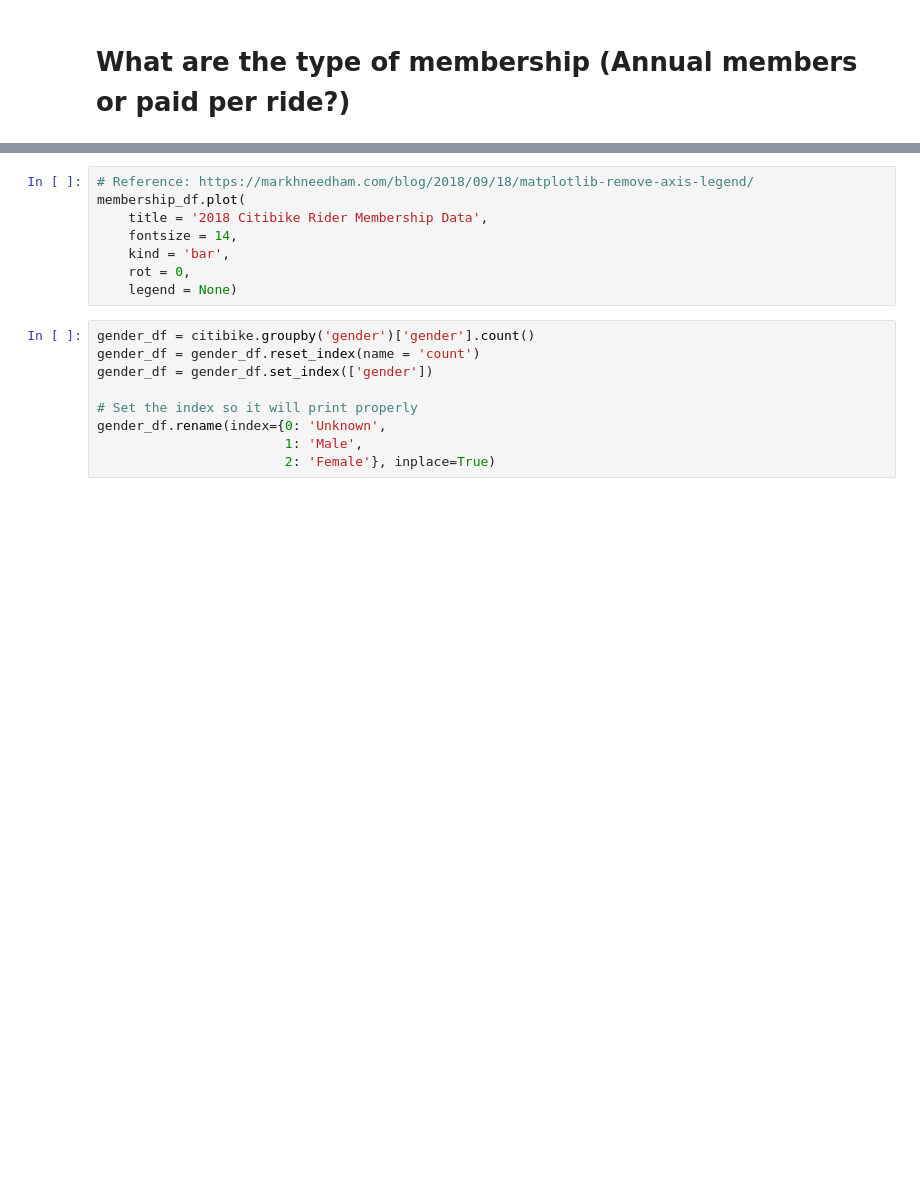
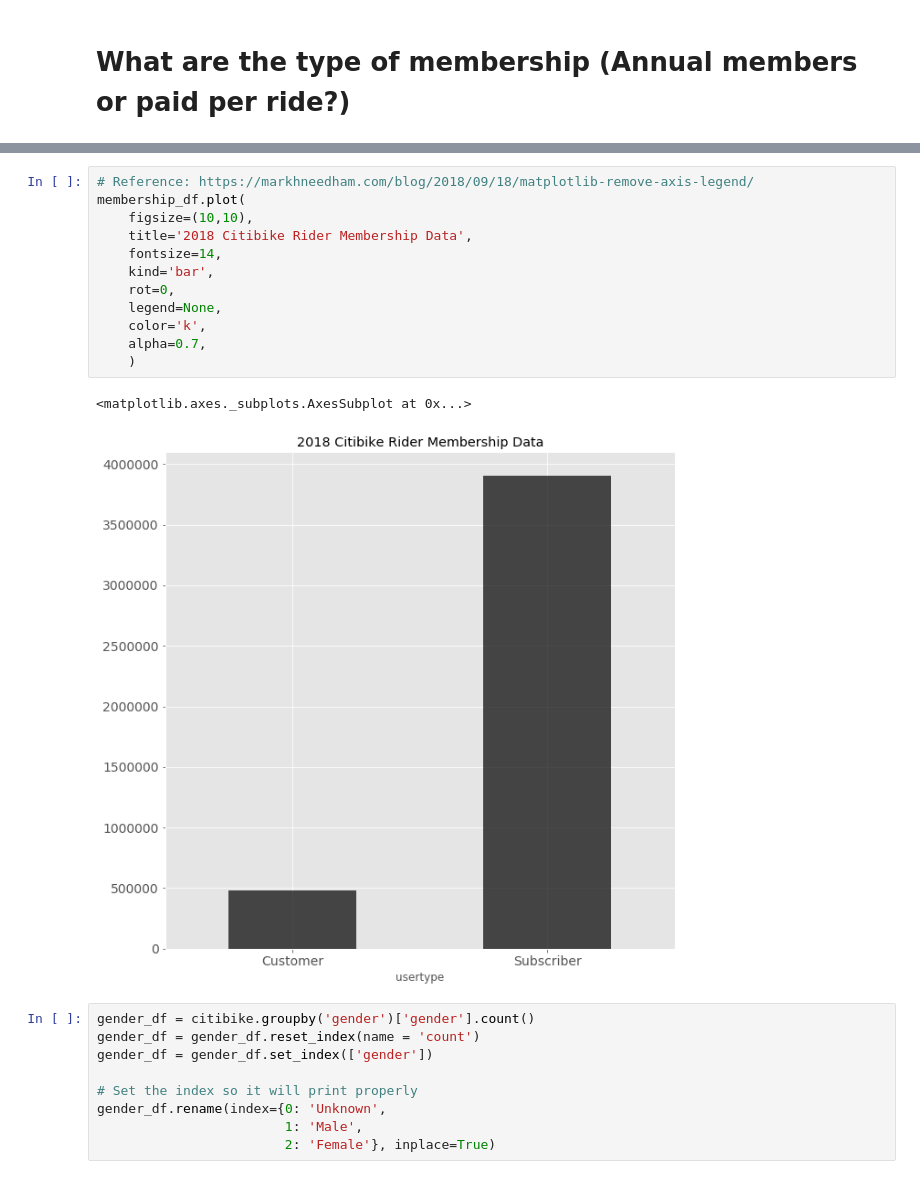
Before and after one commit to ygchan/Citibike, a Jupyter notebook: Main.ipynb, the cells around one changed output, grey strips where cells are left out. Cells and saved outputs as stored; diff of their text form; blank space fills up the shorter version.

```diff
--- a/Main.ipynb
+++ b/Main.ipynb
@@ -312,11 +488,18 @@ print(count)
 # %%
 # Reference: https://markhneedham.com/blog/2018/09/18/matplotlib-remove-axis-legend/
 membership_df.plot(
-    title = '2018 Citibike Rider Membership Data',
-    fontsize = 14,
-    kind = 'bar',
-    rot = 0,
-    legend = None)
+    figsize=(10,10),
+    title='2018 Citibike Rider Membership Data',
+    fontsize=14,
+    kind='bar',
+    rot=0,
+    legend=None,
+    color='k',
+    alpha=0.7,
+    )
+# %% [output]
+<matplotlib.axes._subplots.AxesSubplot at 0x...>
+[figure, added]
 # %%
 gender_df = citibike.groupby('gender')['gender'].count()
 gender_df = gender_df.reset_index(name = 'count')
```
Also changed, not shown: parts of 48 cells of this notebook.
